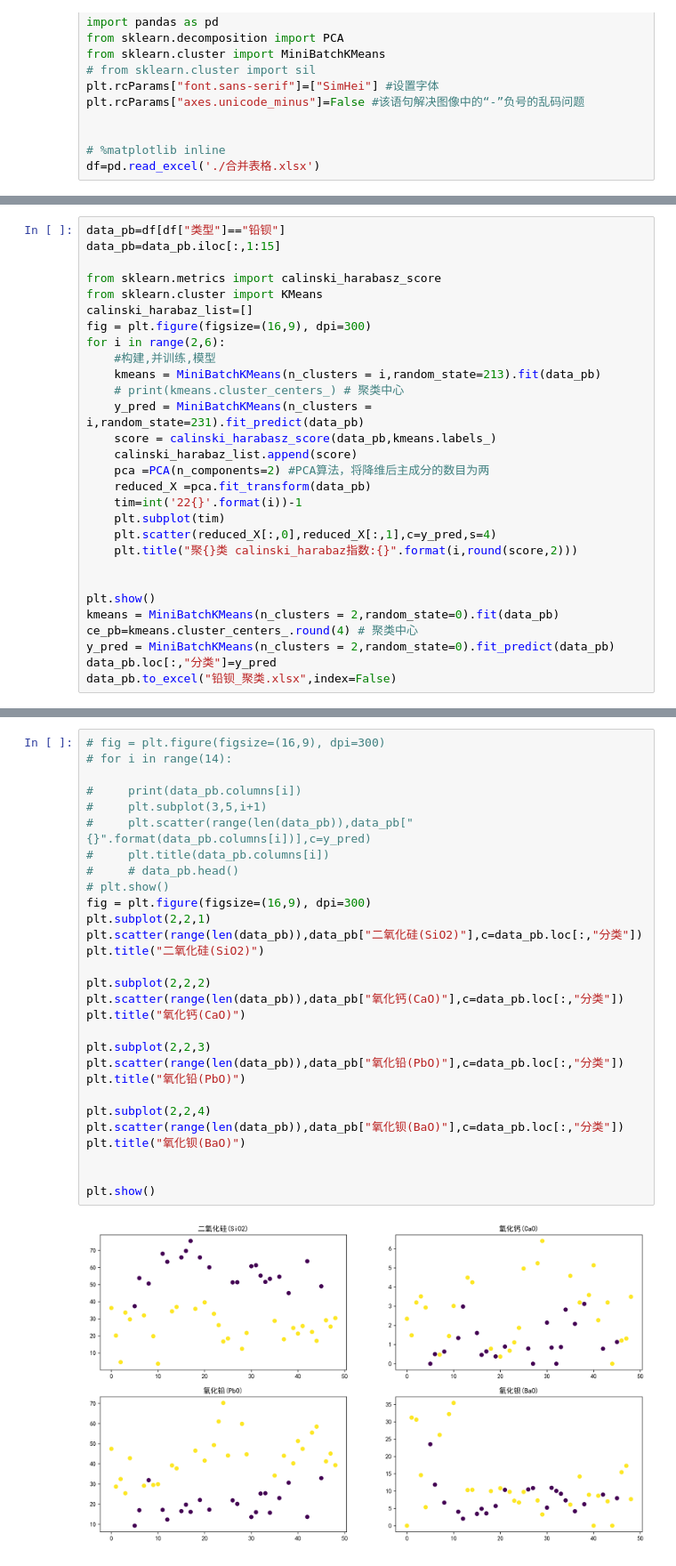
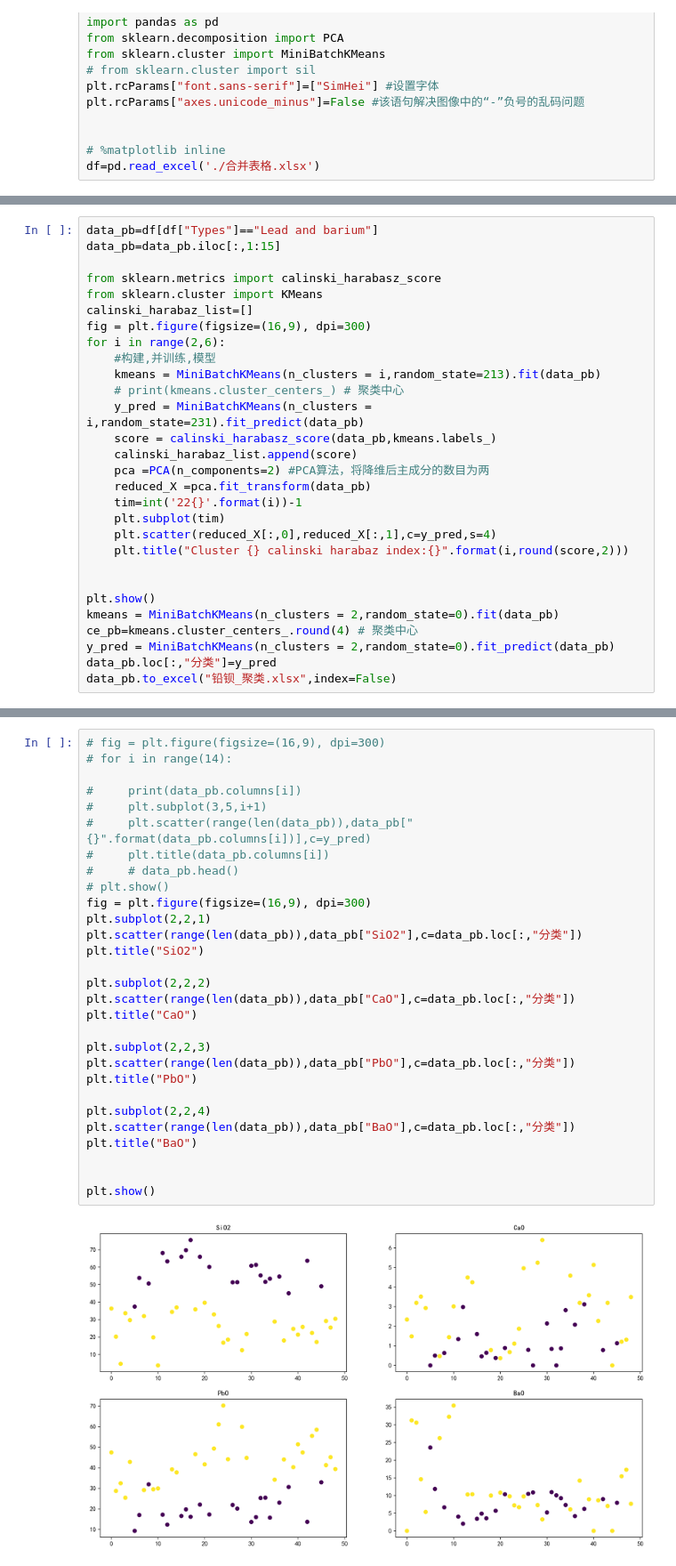
Before and after one commit to heshuji/paper, a Jupyter notebook: ancient_glass/MiniBatchKMeans.ipynb, the cells around one changed output, grey strips where cells are left out. Shown: that part at 89% size. Cells and saved outputs as stored; diff of their text form.

```diff
--- a/ancient_glass/MiniBatchKMeans.ipynb
+++ b/ancient_glass/MiniBatchKMeans.ipynb
@@ -52,5 +49,5 @@ data_hk.to_excel("高钾_聚类.xlsx",index=False)
 # %%
-data_pb=df[df["类型"]=="铅钡"]
+data_pb=df[df["Types"]=="Lead and barium"]
 data_pb=data_pb.iloc[:,1:15]
 
 from sklearn.metrics import calinski_harabasz_score
@@ -69,7 +66,7 @@ for i in range(2,6):
     tim=int('22{}'.format(i))-1
     plt.subplot(tim)
     plt.scatter(reduced_X[:,0],reduced_X[:,1],c=y_pred,s=4)
-    plt.title("聚{}类 calinski_harabaz指数:{}".format(i,round(score,2)))
+    plt.title("Cluster {} calinski harabaz index:{}".format(i,round(score,2)))
 
 
 plt.show()
@@ -83,34 +80,34 @@ data_pb.to_excel("铅钡_聚类.xlsx",index=False)
 # %%
 # fig = plt.figure(figsize=(16,9), dpi=300)
 # for i in range(14):
 
 #     print(data_pb.columns[i])
 #     plt.subplot(3,5,i+1)
 #     plt.scatter(range(len(data_pb)),data_pb["{}".format(data_pb.columns[i])],c=y_pred)
 #     plt.title(data_pb.columns[i])
 #     # data_pb.head()
 # plt.show()
 fig = plt.figure(figsize=(16,9), dpi=300)
 plt.subplot(2,2,1)
-plt.scatter(range(len(data_pb)),data_pb["二氧化硅(SiO2)"],c=data_pb.loc[:,"分类"])
-plt.title("二氧化硅(SiO2)")
+plt.scatter(range(len(data_pb)),data_pb["SiO2"],c=data_pb.loc[:,"分类"])
+plt.title("SiO2")
 
 plt.subplot(2,2,2)
-plt.scatter(range(len(data_pb)),data_pb["氧化钙(CaO)"],c=data_pb.loc[:,"分类"])
-plt.title("氧化钙(CaO)")
+plt.scatter(range(len(data_pb)),data_pb["CaO"],c=data_pb.loc[:,"分类"])
+plt.title("CaO")
 
 plt.subplot(2,2,3)
-plt.scatter(range(len(data_pb)),data_pb["氧化铅(PbO)"],c=data_pb.loc[:,"分类"])
-plt.title("氧化铅(PbO)")
+plt.scatter(range(len(data_pb)),data_pb["PbO"],c=data_pb.loc[:,"分类"])
+plt.title("PbO")
 
 plt.subplot(2,2,4)
-plt.scatter(range(len(data_pb)),data_pb["氧化钡(BaO)"],c=data_pb.loc[:,"分类"])
-plt.title("氧化钡(BaO)")
+plt.scatter(range(len(data_pb)),data_pb["BaO"],c=data_pb.loc[:,"分类"])
+plt.title("BaO")
 
 
 plt.show()
 # %% [output]
-[figure, old version]
+[figure, new version]
 # %%
 fig = plt.figure(figsize=(16,9), dpi=300)
 plt.subplot(2,2,1)
```
Also changed, not shown: parts of 4 cells of this notebook, 4 other files.
